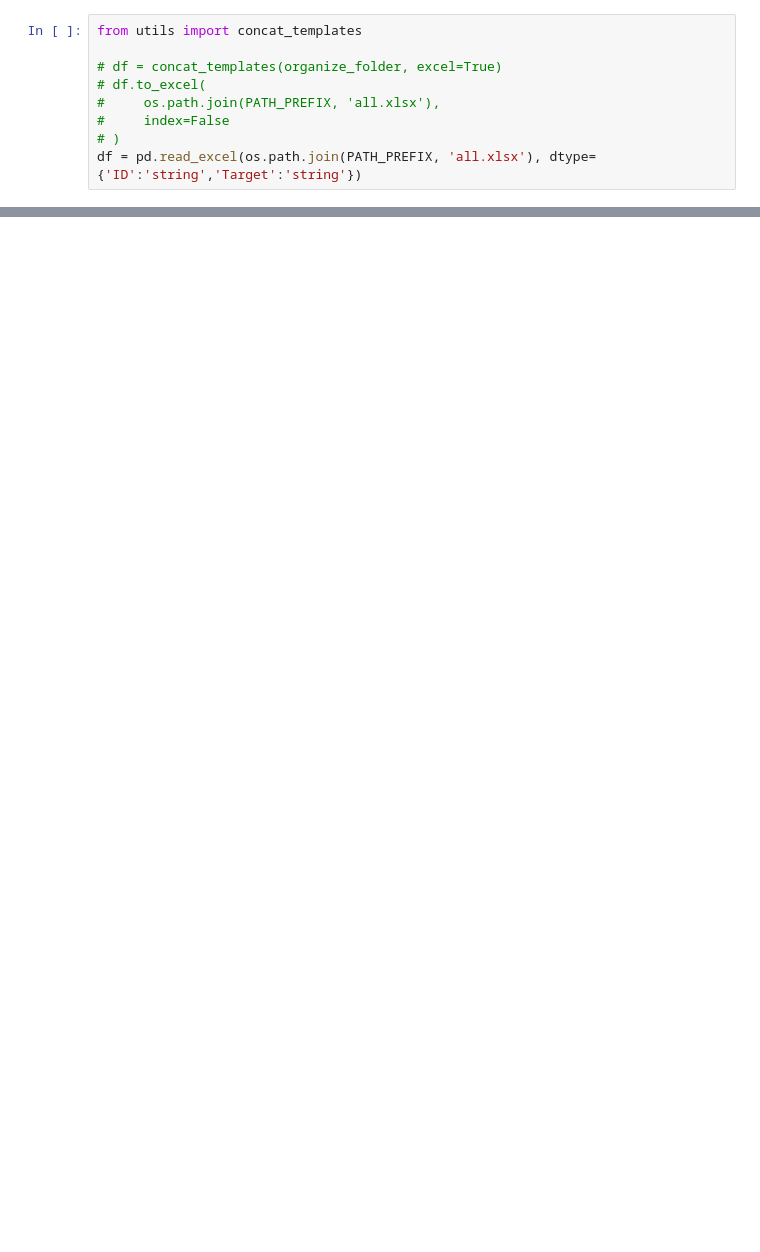
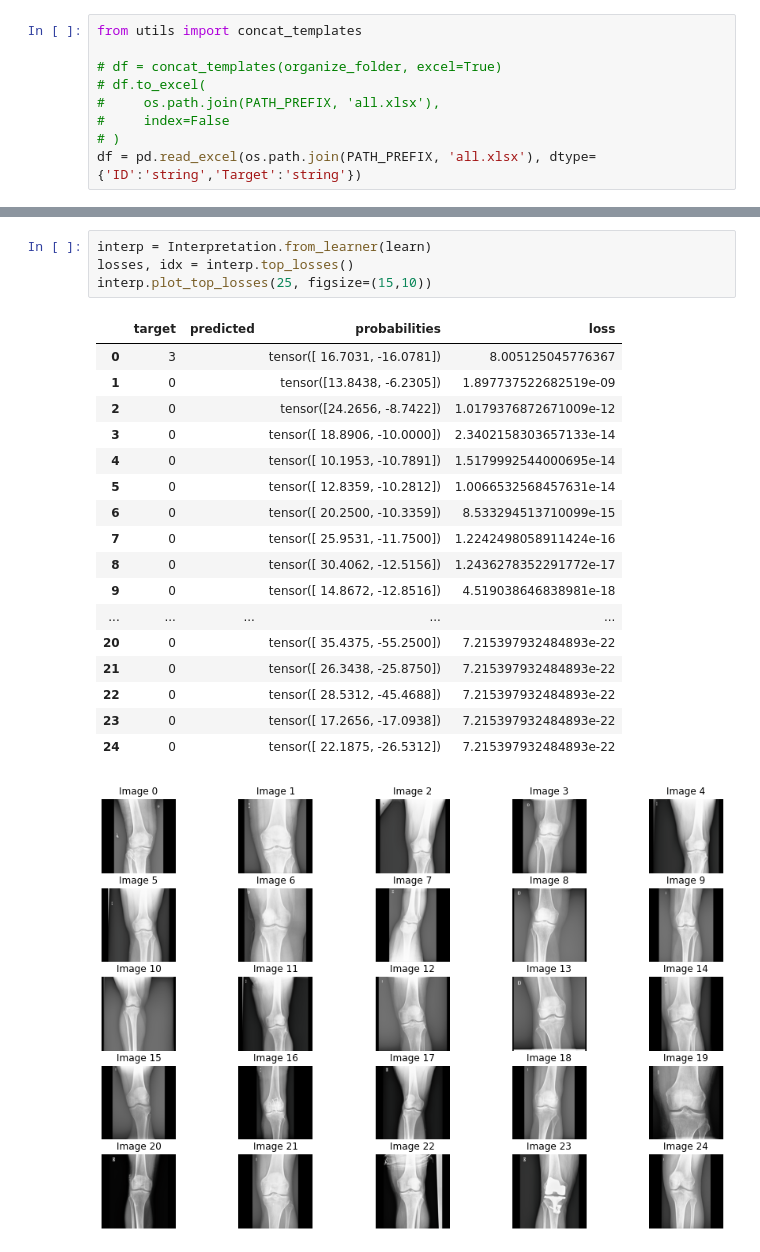
Before and after one commit to lluissalord/radiology_ai, a Jupyter notebook: train.ipynb, the cells around one changed output, grey strips where cells are left out. Saved outputs shown, nothing was run; the diff lists cells and outputs as text; blank space fills up the shorter version.

```diff
--- a/train.ipynb
+++ b/train.ipynb
@@ -87,0 +177,23 @@ dls.show_batch()
+# %%
+interp = Interpretation.from_learner(learn)
+losses, idx = interp.top_losses()
+interp.plot_top_losses(25, figsize=(15,10))
+# %% [output]
+|  | target | predicted | probabilities | loss |
+| 0 | 3 |  | tensor([ 16.7031, -16.0781]) | 8.005125045776367 |
+| 1 | 0 |  | tensor([13.8438, -6.2305]) | 1.897737522682519e-09 |
+| 2 | 0 |  | tensor([24.2656, -8.7422]) | 1.0179376872671009e-12 |
+| 3 | 0 |  | tensor([ 18.8906, -10.0000]) | 2.3402158303657133e-14 |
+| 4 | 0 |  | tensor([ 10.1953, -10.7891]) | 1.5179992544000695e-14 |
+| 5 | 0 |  | tensor([ 12.8359, -10.2812]) | 1.0066532568457631e-14 |
+| 6 | 0 |  | tensor([ 20.2500, -10.3359]) | 8.533294513710099e-15 |
+| 7 | 0 |  | tensor([ 25.9531, -11.7500]) | 1.2242498058911424e-16 |
+| 8 | 0 |  | tensor([ 30.4062, -12.5156]) | 1.2436278352291772e-17 |
+| 9 | 0 |  | tensor([ 14.8672, -12.8516]) | 4.519038646838981e-18 |
+| ... | ... | ... | ... | ... |
+| 20 | 0 |  | tensor([ 35.4375, -55.2500]) | 7.215397932484893e-22 |
+| 21 | 0 |  | tensor([ 26.3438, -25.8750]) | 7.215397932484893e-22 |
+| 22 | 0 |  | tensor([ 28.5312, -45.4688]) | 7.215397932484893e-22 |
+| 23 | 0 |  | tensor([ 17.2656, -17.0938]) | 7.215397932484893e-22 |
+| 24 | 0 |  | tensor([ 22.1875, -26.5312]) | 7.215397932484893e-22 |
+[figure, added]
```
Also changed, not shown: parts of 7 cells of this notebook.
